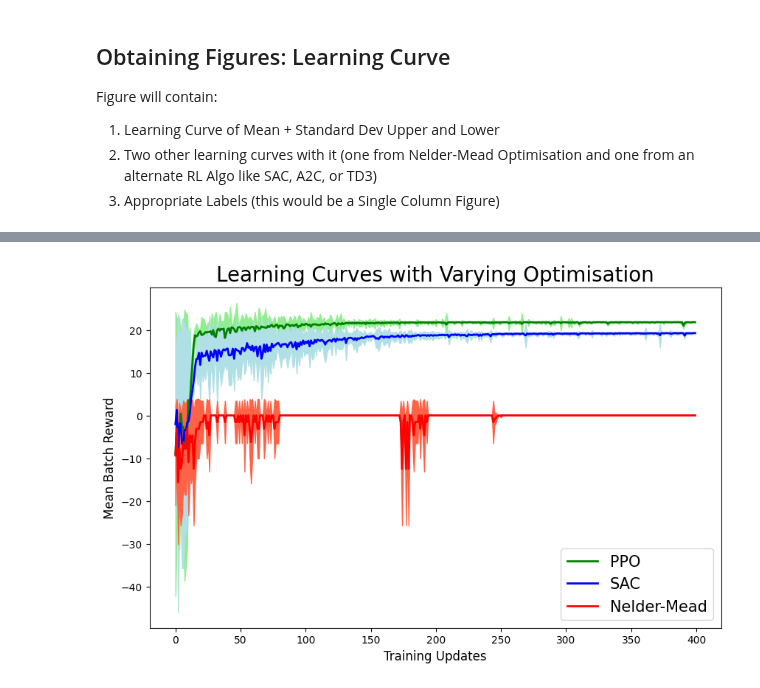
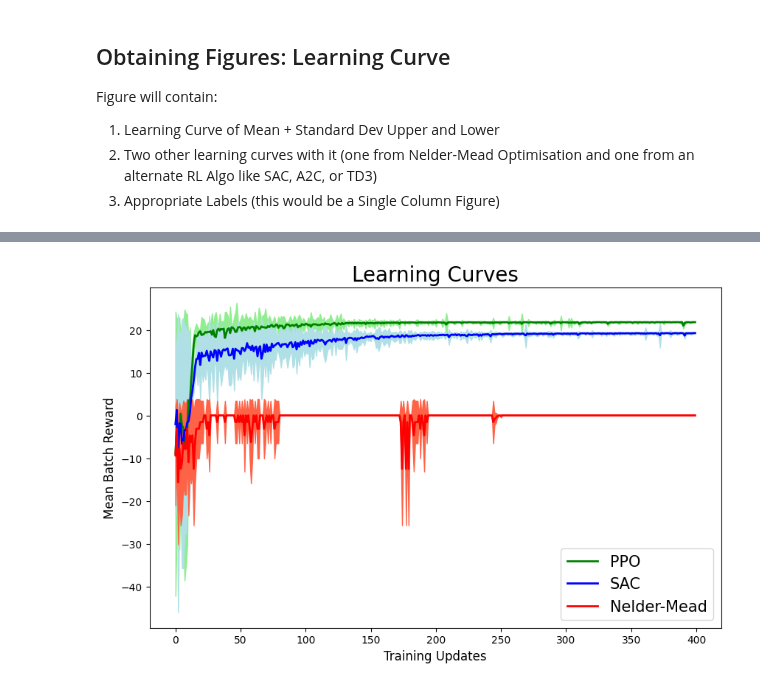
Before and after one commit to AnikenC/ReadoutWithRL, a Jupyter notebook: readoutWithRL/rl_side/FIG_learning_curves.ipynb, the cells around one changed output, grey strips where cells are left out. Cells and saved outputs as stored; diff of their text form; code cells hidden in the pictures.

```diff
--- a/readoutWithRL/rl_side/FIG_learning_curves.ipynb
+++ b/readoutWithRL/rl_side/FIG_learning_curves.ipynb
@@ -184,32 +184,32 @@ plt.plot(
     color='blue',
     label='SAC',
     linewidth=2,
 )
 plt.fill_between(
     updates_arr,
     lr_mean_curve_2 - lr_std_curve_2,
     lr_mean_curve_2 + lr_std_curve_2,
     color='powderblue',
     # label='SAC',
 )
 plt.plot(
     updates_arr,
     lr_mean_curve_3,
     color='red',
     label='Nelder-Mead',
     linewidth=2,
 )
 plt.fill_between(
     updates_arr,
     lr_mean_curve_3 - lr_std_curve_3,
     lr_mean_curve_3 + lr_std_curve_3,
     color='tomato',
     # label='Nelder-Mead',
 )
 plt.legend(loc='lower right', fontsize=15)
 plt.xlabel('Training Updates', fontsize=12)
 plt.ylabel('Mean Batch Reward', fontsize=12)
-plt.title('Learning Curves with Varying Optimisation', fontsize=20)
+plt.title('Learning Curves', fontsize=20)
 plt.show()
 # %% [output]
-[figure, old version]
+[figure, new version]
```
Also changed, not shown: parts of 1 cell of this notebook, 2 other files.
